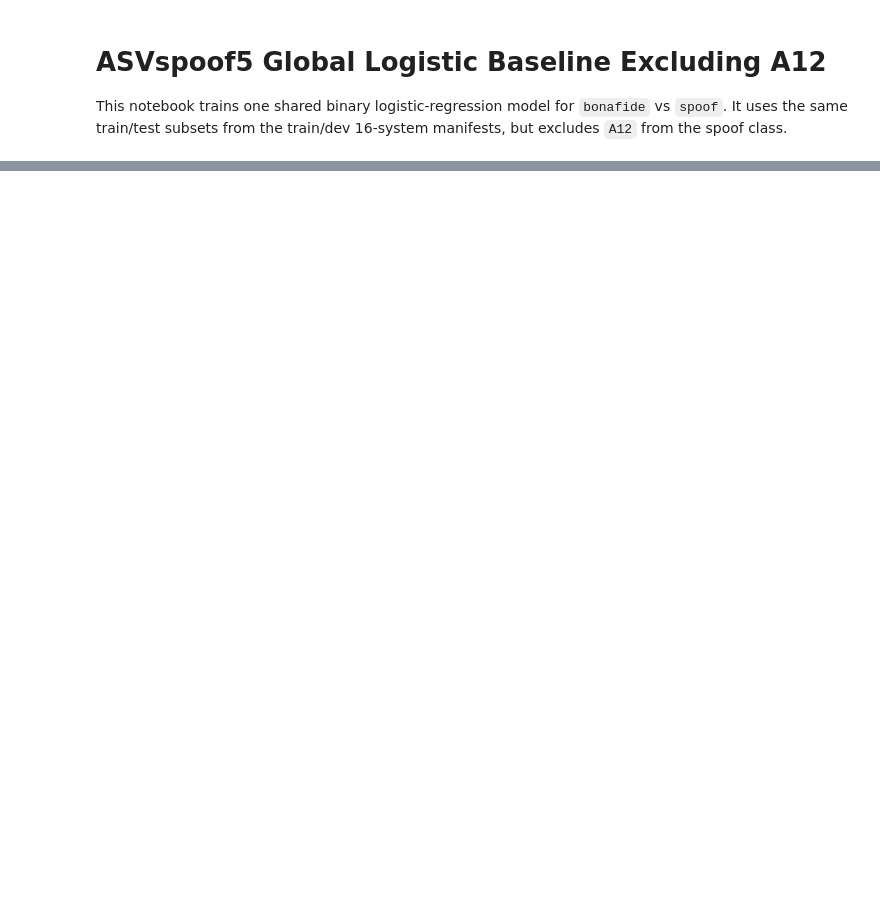
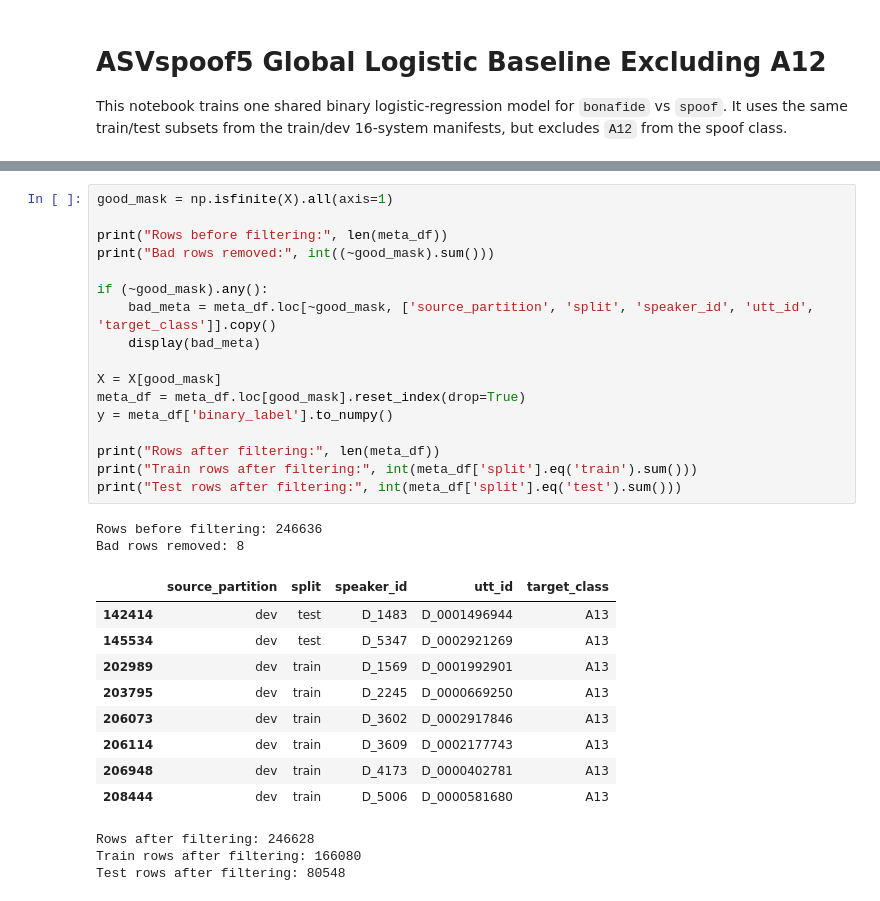
Before and after one commit to yoav1870/BioVoice, a Jupyter notebook: resnet_293/logistic_regression/asvspoof5/train_dev_16_systems/train_logistic_asvspoof5.ipynb, the cells around one changed output, grey strips where cells are left out. Cells and saved outputs as stored; diff of their text form; blank space fills up the shorter version.

```diff
--- a/resnet_293/logistic_regression/asvspoof5/train_dev_16_systems/train_logistic_asvspoof5.ipynb
+++ b/resnet_293/logistic_regression/asvspoof5/train_dev_16_systems/train_logistic_asvspoof5.ipynb
@@ -255,3 +339,35 @@ Bonafide rows = 27404
+# %%
+good_mask = np.isfinite(X).all(axis=1)
+
+print("Rows before filtering:", len(meta_df))
+print("Bad rows removed:", int((~good_mask).sum()))
+
+if (~good_mask).any():
+    bad_meta = meta_df.loc[~good_mask, ['source_partition', 'split', 'speaker_id', 'utt_id', 'target_class']].copy()
+    display(bad_meta)
+
+X = X[good_mask]
+meta_df = meta_df.loc[good_mask].reset_index(drop=True)
+y = meta_df['binary_label'].to_numpy()
+
+print("Rows after filtering:", len(meta_df))
+print("Train rows after filtering:", int(meta_df['split'].eq('train').sum()))
+print("Test rows after filtering:", int(meta_df['split'].eq('test').sum()))
+# %% [output]
+Rows before filtering: 246636
+Bad rows removed: 8
+|  | source_partition | split | speaker_id | utt_id | target_class |
+| 142414 | dev | test | D_1483 | D_0001496944 | A13 |
+| 145534 | dev | test | D_5347 | D_0002921269 | A13 |
+| 202989 | dev | train | D_1569 | D_0001992901 | A13 |
+| 203795 | dev | train | D_2245 | D_0000669250 | A13 |
+| 206073 | dev | train | D_3602 | D_0002917846 | A13 |
+| 206114 | dev | train | D_3609 | D_0002177743 | A13 |
+| 206948 | dev | train | D_4173 | D_0000402781 | A13 |
+| 208444 | dev | train | D_5006 | D_0000581680 | A13 |
+Rows after filtering: 246628
+Train rows after filtering: 166080
+Test rows after filtering: 80548
 # %%
 is_train = meta_df['split'].eq('train').to_numpy()
 is_test = meta_df['split'].eq('test').to_numpy()
```
Also changed, not shown: parts of 10 cells of this notebook, 1 other file.
